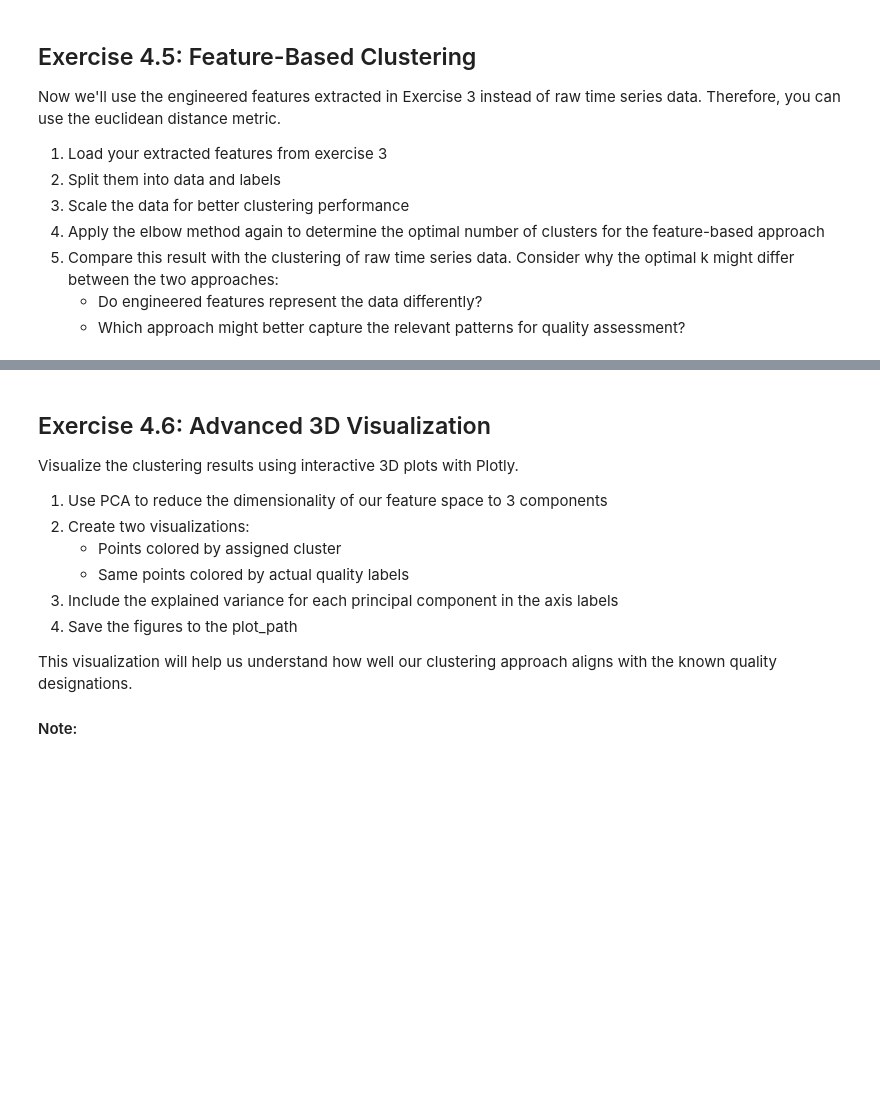
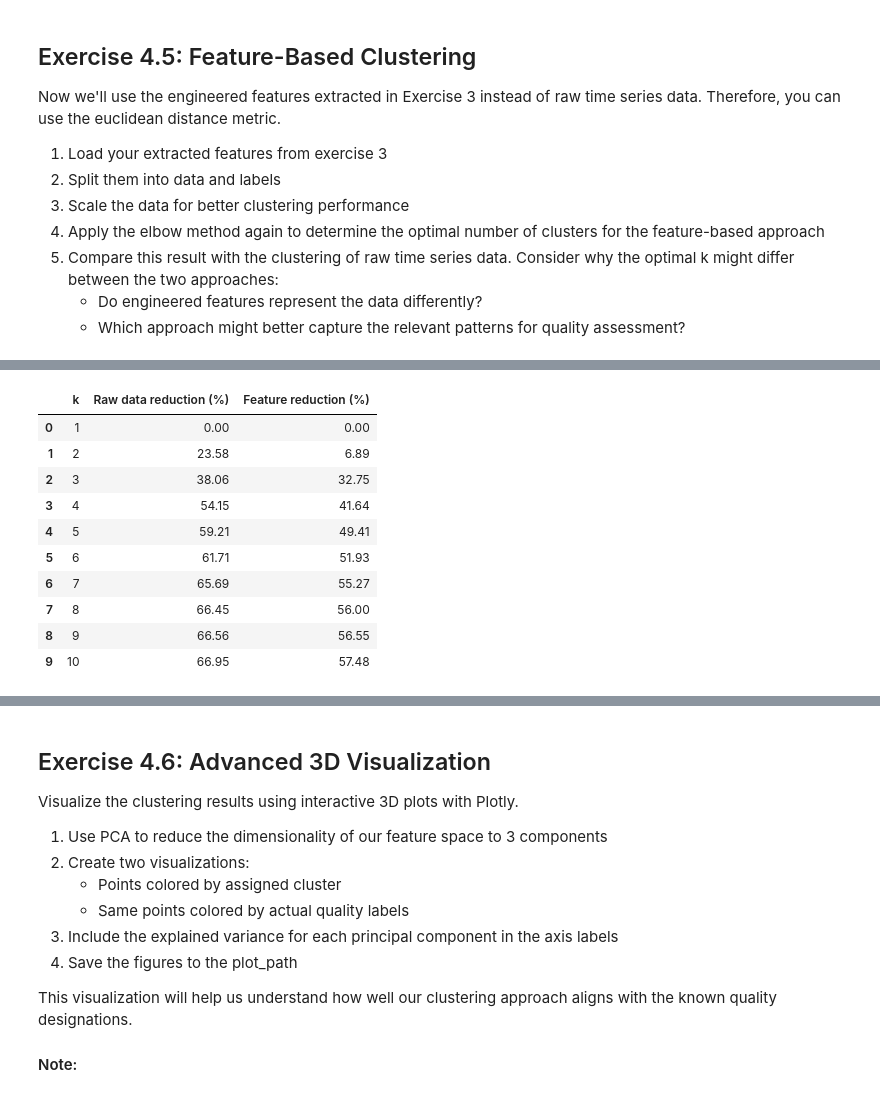
Before and after one commit to mustafahuseynov/applied-machine-learning-project, a Jupyter notebook: ex_04_clustering.ipynb, the cells around one changed output, grey strips where cells are left out. Saved outputs shown, nothing was run; the diff lists cells and outputs as text; code cells hidden in the pictures; blank space fills up the shorter version.

```diff
--- a/ex_04_clustering.ipynb
+++ b/ex_04_clustering.ipynb
@@ -355,0 +429,28 @@ features = extract_features(data, labels)
+# %%
+raw_reduction = (
+    1 - np.array(inertias) / inertias[0]
+) * 100
+
+feature_reduction = (
+    1 - np.array(feature_inertias) / feature_inertias[0]
+) * 100
+
+comparison = pd.DataFrame({
+    "k": range(1, 11),
+    "Raw data reduction (%)": raw_reduction,
+    "Feature reduction (%)": feature_reduction
+})
+
+display(comparison.round(2))
+# %% [output]
+|  | k | Raw data reduction (%) | Feature reduction (%) |
+| 0 | 1 | 0.00 | 0.00 |
+| 1 | 2 | 23.58 | 6.89 |
+| 2 | 3 | 38.06 | 32.75 |
+| 3 | 4 | 54.15 | 41.64 |
+| 4 | 5 | 59.21 | 49.41 |
+| 5 | 6 | 61.71 | 51.93 |
+| 6 | 7 | 65.69 | 55.27 |
+| 7 | 8 | 66.45 | 56.00 |
+| 8 | 9 | 66.56 | 56.55 |
+| 9 | 10 | 66.95 | 57.48 |
```
Also changed, not shown: parts of 9 cells of this notebook, 4 other files.
